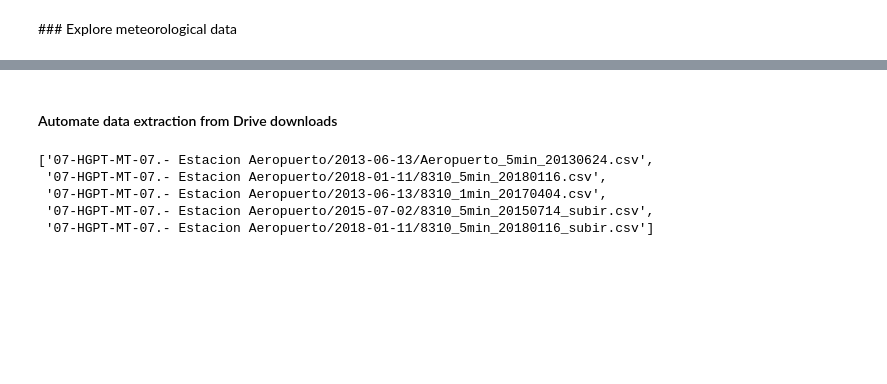
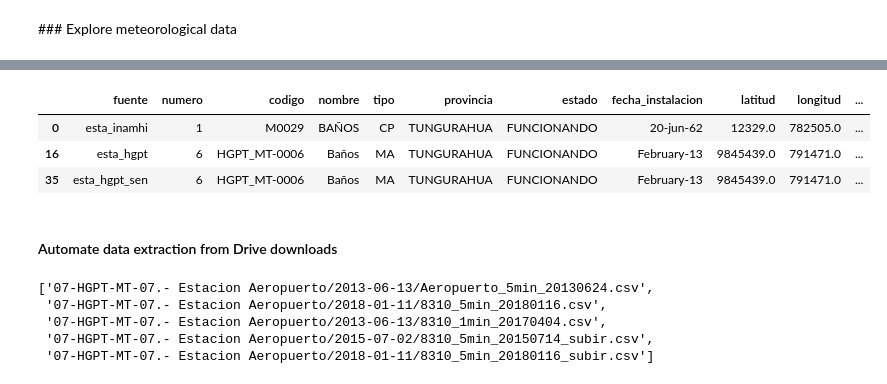
Before and after one commit to tamaramegan/frost_prediction_ml, a Jupyter notebook: Explore_data.ipynb, the cells around one changed output, grey strips where cells are left out. Saved outputs shown, nothing was run; the diff lists cells and outputs as text; code cells hidden in the pictures; blank space fills up the shorter version.

```diff
--- a/Explore_data.ipynb
+++ b/Explore_data.ipynb
@@ -63,2 +71,5 @@ array([-78.46203009, -78.45201988, -78.44045693, -78.45758644,
+# %%
+df.lon_deg = df.lon_deg.replace({float("inf"): np.nan})
+df.lat_deg = df.lat_deg.replace({float("inf"): np.nan})
 # %%
 ### There is a problem with the coordinates. I can extract the coordinates from ESTA_INAMHI but not form the other 2. UTM format
@@ -87,3 +99,10 @@ plt.show()
+# %%
+df[df.nombre.str.match('^[Bb][Aa][Ññ][Oo][Ss]')]
+# %% [output]
+|  | fuente | numero | codigo | nombre | tipo | provincia | estado | fecha_instalacion | latitud | longitud | ... |
+| 0 | esta_inamhi | 1 | M0029 | BAÑOS | CP | TUNGURAHUA | FUNCIONANDO | 20-jun-62 | 12329.0 | 782505.0 | ... |
+| 16 | esta_hgpt | 6 | HGPT_MT-0006 | Baños | MA | TUNGURAHUA | FUNCIONANDO | February-13 | 9845439.0 | 791471.0 | ... |
+| 35 | esta_hgpt_sen | 6 | HGPT_MT-0006 | Baños | MA | TUNGURAHUA | FUNCIONANDO | February-13 | 9845439.0 | 791471.0 | ... |
 # %% [markdown]
 #### Automate data extraction from Drive downloads
 # %%
```
Also changed, not shown: parts of 11 cells of this notebook, 1 other file.
